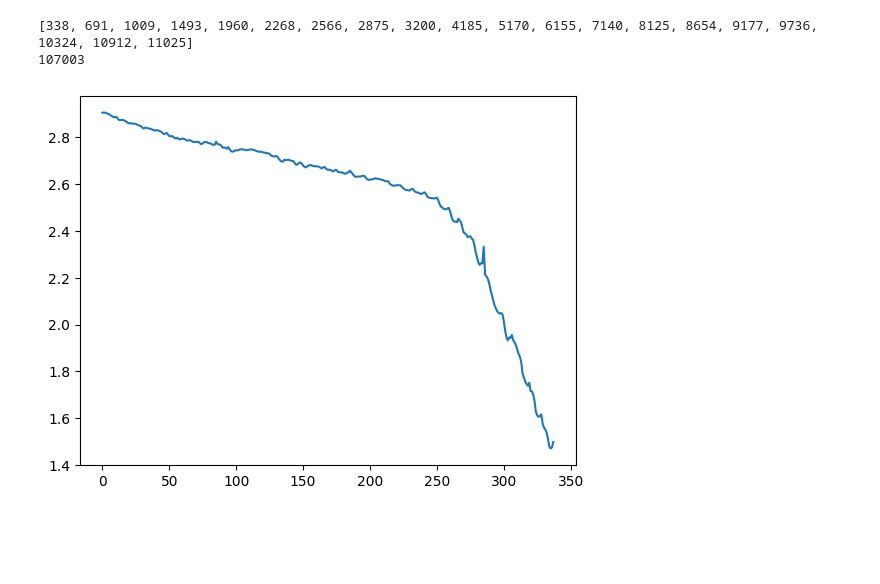
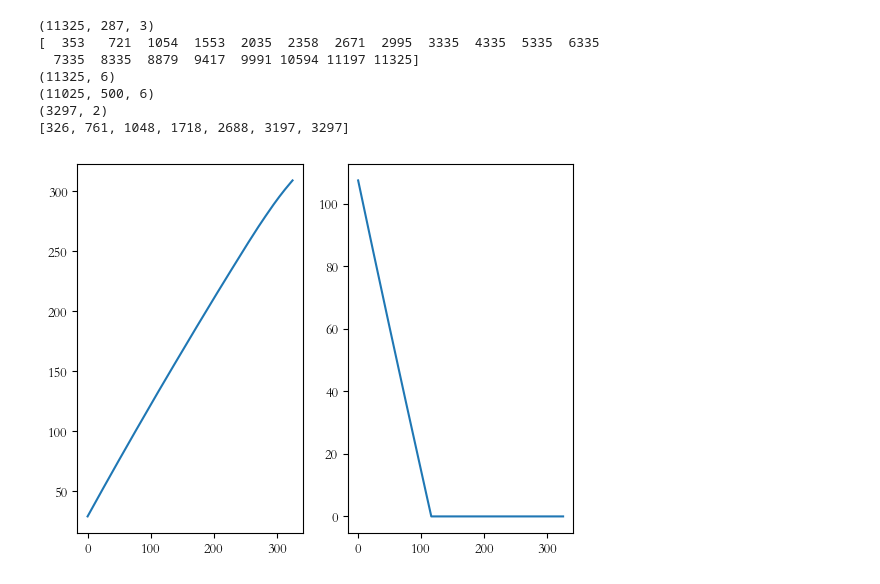
Before and after one commit to hilinxinhui/battery_phm, a Jupyter notebook: notebooks/data_preprocess/unibo.ipynb, the cells around one changed output. Saved outputs shown, nothing was run; the diff lists cells and outputs as text; code cells hidden in the pictures; blank space fills up the shorter version.

```diff
--- a/notebooks/data_preprocess/unibo.ipynb
+++ b/notebooks/data_preprocess/unibo.ipynb
@@ -82,43 +147,53 @@ WARMUP_TRAIN = 15
 WARMUP_TEST = 30
 
 (train_x, train_y_soh, test_x, test_y_soh,
   train_battery_range, test_battery_range,
   time_train, time_test, current_train, current_test) = dataset_handler.get_discharge_whole_cycle_future(train_names, test_names)
 
+print(train_x.shape)
+print(train_battery_range)
+# print(time_train)
+# print(current_train)
+
 train_y = rul_handler.prepare_y_future(train_names, train_battery_range, train_y_soh, current_train, time_train, CAPACITY_THRESHOLDS)
 del globals()["current_train"]
 del globals()["time_train"]
 test_y = rul_handler.prepare_y_future(test_names, test_battery_range, test_y_soh, current_test, time_test, CAPACITY_THRESHOLDS)
 del globals()["current_test"]
 del globals()["time_test"]
 train_x, test_x = rul_handler.compress_cycle(train_x, test_x)
 
+print(train_x.shape)
 
 x_norm = rul_handler.Normalization()
 train_x, test_x = x_norm.fit_and_normalize(train_x, test_x)
 train_x = rul_handler.battery_life_to_time_series(train_x, N_CYCLE, train_battery_range)
 test_x = rul_handler.battery_life_to_time_series(test_x, N_CYCLE, test_battery_range)
 
 train_x, train_y, train_battery_range, train_y_soh = rul_handler.delete_initial(train_x, train_y, train_battery_range, train_y_soh, WARMUP_TRAIN)
 test_x, test_y, test_battery_range, test_y_soh = rul_handler.delete_initial(test_x, test_y, test_battery_range, test_y_soh, WARMUP_TEST)
 
+print(train_x.shape)
+print(test_y.shape)
+
+print(test_battery_range)
+fig, ax = plt.subplots(1, 2)
+ax[0].plot(test_y[:,0][0:326])
+ax[1].plot(test_y[:,1][0:326])
+
 # first one is SOH, we keep only RUL
 train_y = train_y[:,1]
 test_y = test_y[:,1]
 
 # 对y进行归一化
 y_norm = rul_handler.Normalization()
 train_y, test_y = y_norm.fit_and_normalize(train_y, test_y)
+# %% [output]
+(11325, 287, 3)
+[  353   721  1054  1553  2035  2358  2671  2995  3335  4335  5335  6335
+  7335  8335  8879  9417  9991 10594 11197 11325]
+(11325, 6)
+(11025, 500, 6)
+(3297, 2)
+[326, 761, 1048, 1718, 2688, 3197, 3297]
+[figure, added]
-# %%
-print(train_battery_range)
-print(sum(train_battery_range))
-a = 0
-for b in train_battery_range:
-    # print(train_y_soh[a:b])
-    plt.plot(train_y_soh[a:b])
-    a = b
-    break
-# %% [output]
-[338, 691, 1009, 1493, 1960, 2268, 2566, 2875, 3200, 4185, 5170, 6155, 7140, 8125, 8654, 9177, 9736, 10324, 10912, 11025]
-107003
-[figure, removed]
```
Also changed, not shown: parts of 5 cells of this notebook.
